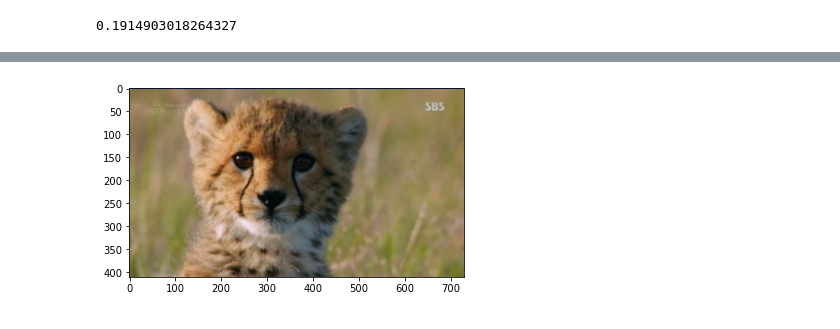
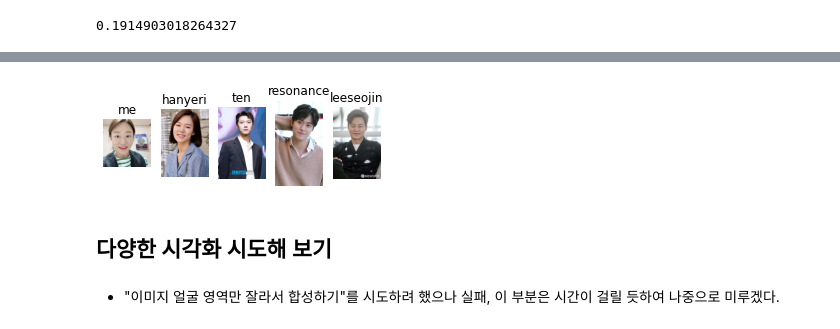
Before and after one commit to helloliz-korea/first-repository, a Jupyter notebook: E7-resemblance-face.ipynb, the cells around one changed output, grey strips where cells are left out. Cells and saved outputs as stored; diff of their text form; code cells hidden in the pictures.

```diff
--- a/E7-resemblance-face.ipynb
+++ b/E7-resemblance-face.ipynb
@@ -354,8 +220,60 @@ plt.show()
-# %%
-image_path6 = os.getenv('HOME')+'/aiffel/face_embedding/cheetah.jpg'
-img6 = cv2.imread(image_path6)
-img6_rgb = cv2.cvtColor(img6, cv2.COLOR_BGR2RGB)
-plt.imshow(img6_rgb)
-plt.show()
-# %% [output]
-[figure, removed]
+# %%
+import numpy as np
+import cv2
+import glob
+
+fig = plt.figure()
+rows = 1
+cols = 6
+
+image_path1 = os.getenv('HOME')+'/aiffel/face_embedding/images/me1.jpg'
+image_path2 = os.getenv('HOME')+'/aiffel/face_embedding/images/hanyeri1.jpeg'
+#image_path3 = os.getenv('HOME')+'/aiffel/face_embedding/images/hanyeri2.jpeg'
+image_path4 = os.getenv('HOME')+'/aiffel/face_embedding/images/ten1.jpeg'
+image_path5 = os.getenv('HOME')+'/aiffel/face_embedding/images/resonance2.jpg'
+image_path6 = os.getenv('HOME')+'/aiffel/face_embedding/images/leeseojin.jpeg'
+
+img1 = cv2.imread(image_path1)
+img2 = cv2.imread(image_path2)
+#img3 = cv2.imread(image_path3)
+img4 = cv2.imread(image_path4)
+img5 = cv2.imread(image_path5)
+img6 = cv2.imread(image_path6)
+
+ax1 = fig.add_subplot(rows, cols, 1)
+ax1.imshow(cv2.cvtColor(img1, cv2.COLOR_BGR2RGB))
+ax1.set_title('me')
+ax1.axis("off")
+
+ax2 = fig.add_subplot(rows, cols, 2)
+ax2.imshow(cv2.cvtColor(img2, cv2.COLOR_BGR2RGB))
+ax2.set_title('hanyeri')
+ax2.axis("off")
+
+#ax3 = fig.add_subplot(rows, cols, 3)
+#ax3.imshow(cv2.cvtColor(img3, cv2.COLOR_BGR2RGB))
+#ax3.set_title('hanyeri2')
+#ax3.axis("off")
+
+ax4 = fig.add_subplot(rows, cols, 3)
+ax4.imshow(cv2.cvtColor(img4, cv2.COLOR_BGR2RGB))
+ax4.set_title('ten')
+ax4.axis("off")
+
+ax5 = fig.add_subplot(rows, cols, 4)
+ax5.imshow(cv2.cvtColor(img5, cv2.COLOR_BGR2RGB))
+ax5.set_title('resonance')
+ax5.axis("off")
+
+ax6 = fig.add_subplot(rows, cols, 5)
+ax6.imshow(cv2.cvtColor(img6, cv2.COLOR_BGR2RGB))
+ax6.set_title('leeseojin')
+ax6.axis("off")
+
+plt.show()
+# %% [output]
+[figure, added]
+# %% [markdown]
+## 다양한 시각화 시도해 보기
+# %% [markdown]
+* "이미지 얼굴 영역만 잘라서 합성하기"를 시도하려 했으나 실패, 이 부분은 시간이 걸릴 듯하여 나중으로 미루겠다.
```
Also changed, not shown: parts of 23 cells of this notebook.
